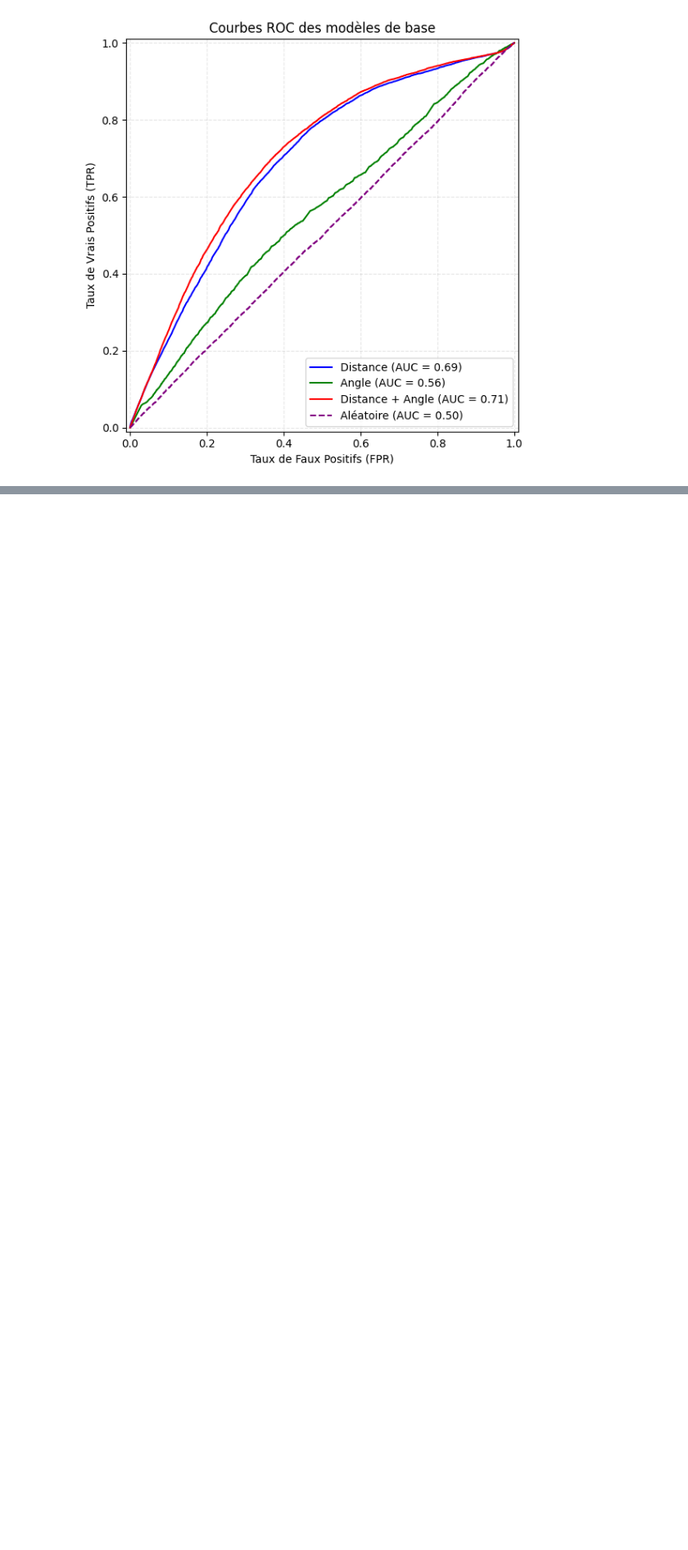
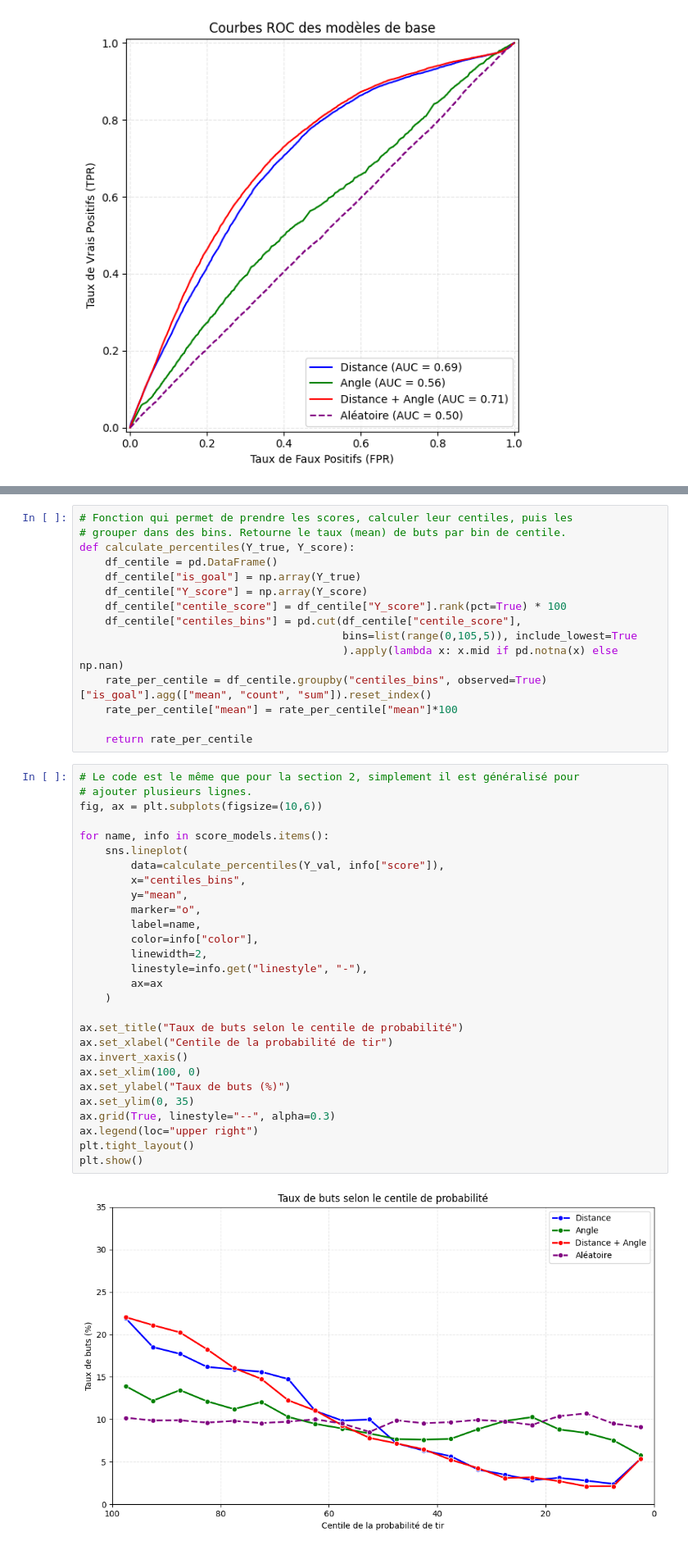
Before and after one commit to Tong3410976/IFT3700_Projet1, a Jupyter notebook: notebooks/07_bases_models.ipynb, the cells around one changed output, grey strips where cells are left out. Shown at 82% size. Drawn from its saved outputs; the diff is of its cells as text; blank space fills up the shorter version.

```diff
--- a/notebooks/07_bases_models.ipynb
+++ b/notebooks/07_bases_models.ipynb
@@ -304,0 +307,45 @@ plt.show()
+# %%
+# Fonction qui permet de prendre les scores, calculer leur centiles, puis les
+# grouper dans des bins. Retourne le taux (mean) de buts par bin de centile.
+def calculate_percentiles(Y_true, Y_score):
+    df_centile = pd.DataFrame()
+    df_centile["is_goal"] = np.array(Y_true)
+    df_centile["Y_score"] = np.array(Y_score)
+    df_centile["centile_score"] = df_centile["Y_score"].rank(pct=True) * 100
+    df_centile["centiles_bins"] = pd.cut(df_centile["centile_score"],
+                                         bins=list(range(0,105,5)), include_lowest=True
+                                         ).apply(lambda x: x.mid if pd.notna(x) else np.nan)
+    rate_per_centile = df_centile.groupby("centiles_bins", observed=True)["is_goal"].agg(["mean", "count", "sum"]).reset_index()
+    rate_per_centile["mean"] = rate_per_centile["mean"]*100
+
+    return rate_per_centile
+# %%
+# Le code est le même que pour la section 2, simplement il est généralisé pour
+# ajouter plusieurs lignes.
+fig, ax = plt.subplots(figsize=(10,6))
+
+for name, info in score_models.items():
+    sns.lineplot(
+        data=calculate_percentiles(Y_val, info["score"]),
+        x="centiles_bins",
+        y="mean",
+        marker="o",
+        label=name,
+        color=info["color"],
+        linewidth=2,
+        linestyle=info.get("linestyle", "-"),
+        ax=ax
+    )
+
+ax.set_title("Taux de buts selon le centile de probabilité")
+ax.set_xlabel("Centile de la probabilité de tir")
+ax.invert_xaxis()
+ax.set_xlim(100, 0)
+ax.set_ylabel("Taux de buts (%)")
+ax.set_ylim(0, 35)
+ax.grid(True, linestyle="--", alpha=0.3)
+ax.legend(loc="upper right")
+plt.tight_layout()
+plt.show()
+# %% [output]
+[figure, added]
```
Also changed, not shown: parts of 8 cells of this notebook.
